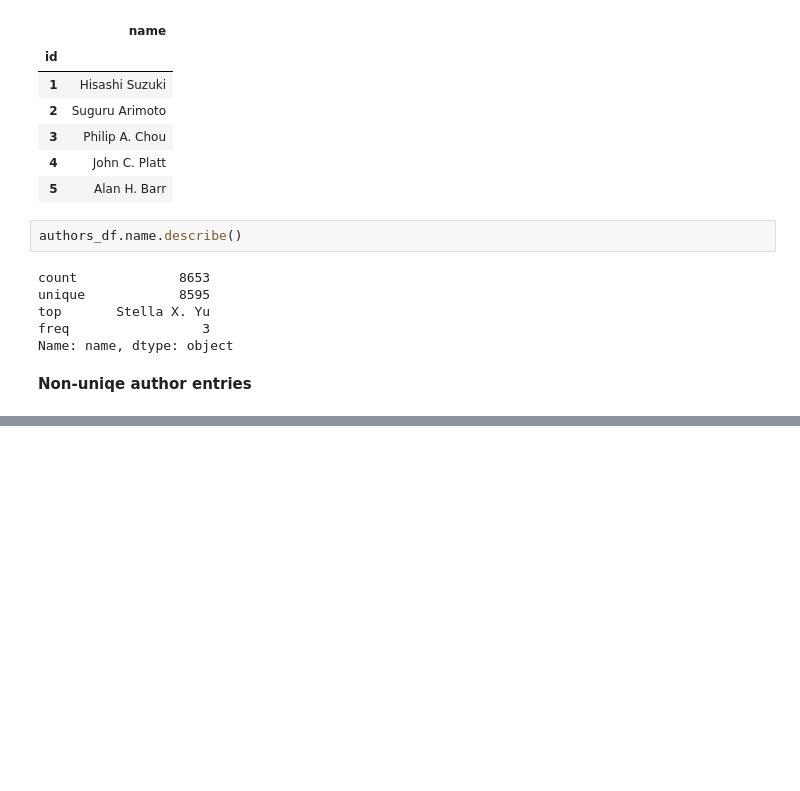
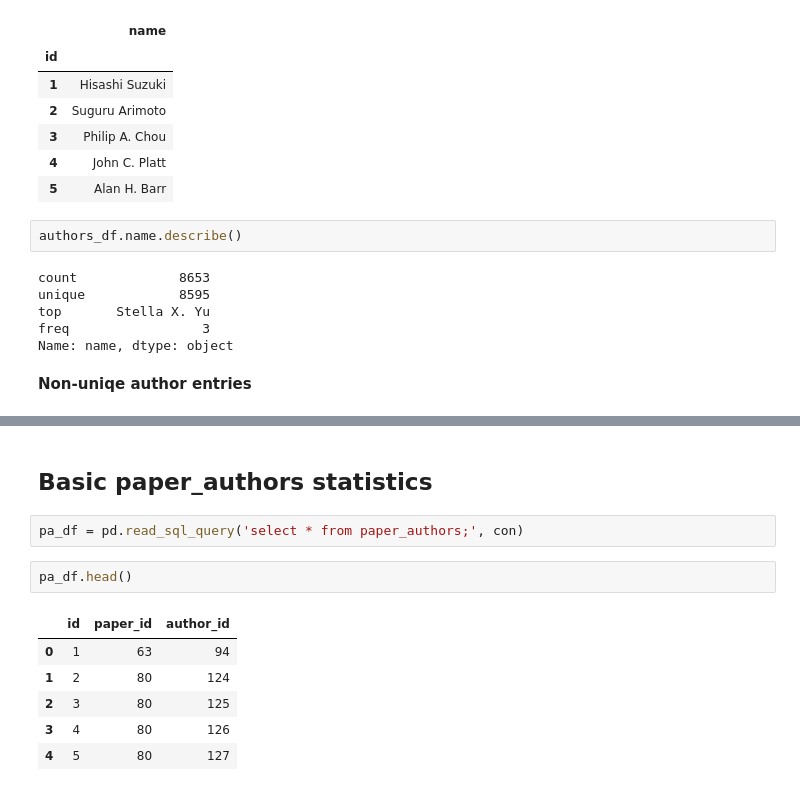
Before and after one commit to Illedran/NIPSTimeMachine, a Jupyter notebook: e.lomagin/1_nips_exploration/general_dataset_statistics.ipynb, the cells around one changed output, grey strips where cells are left out. Saved outputs shown, nothing was run; the diff lists cells and outputs as text; blank space fills up the shorter version.

```diff
--- a/e.lomagin/1_nips_exploration/general_dataset_statistics.ipynb
+++ b/e.lomagin/1_nips_exploration/general_dataset_statistics.ipynb
@@ -127,3 +126,16 @@ pd.read_sql_query(q, con)
 | 53 | Xiuwen Liu | 2 |
 | 54 | Xuejun Liao | 2 |
 | 55 | Yee-Chun Lee | 2 |
+# %% [markdown]
+## Basic paper_authors statistics
+# %%
+pa_df = pd.read_sql_query('select * from paper_authors;', con)
+# %%
+pa_df.head()
+# %% [output]
+|  | id | paper_id | author_id |
+| 0 | 1 | 63 | 94 |
+| 1 | 2 | 80 | 124 |
+| 2 | 3 | 80 | 125 |
+| 3 | 4 | 80 | 126 |
+| 4 | 5 | 80 | 127 |
```
Also changed, not shown: parts of 4 cells of this notebook.
